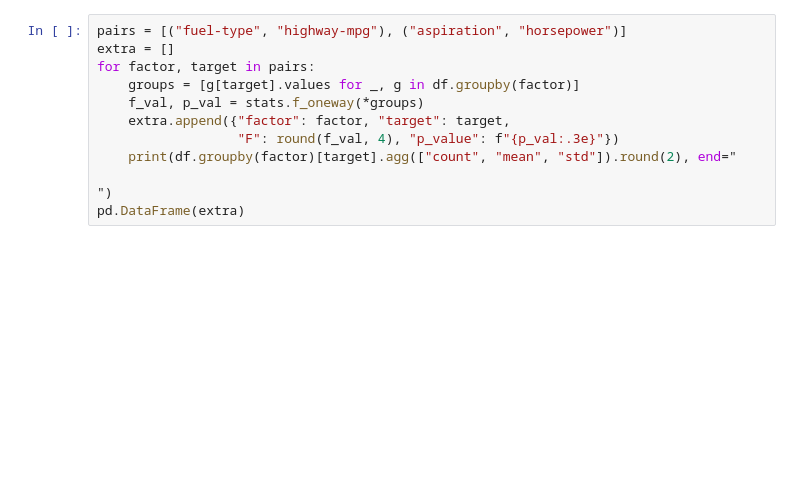
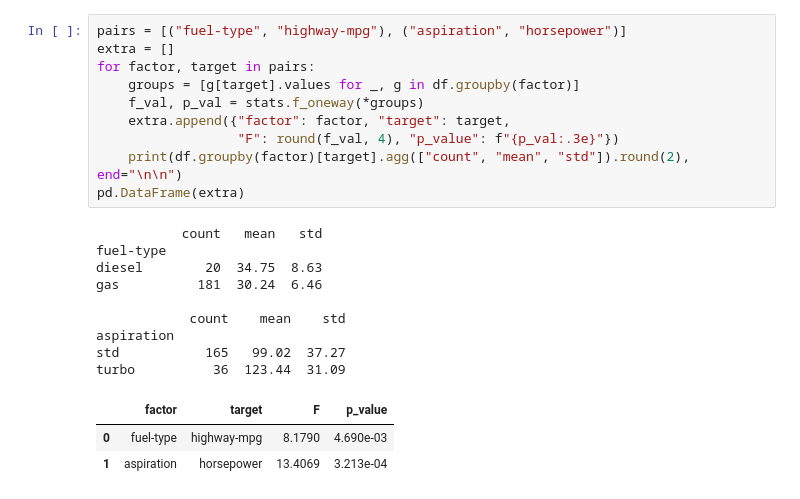
Before and after one commit to constantinemakoid/kai-data-analytics, a Jupyter notebook: lab2/exploratory_analysis.ipynb, the cells around one changed output. Drawn from its saved outputs; the diff is of its cells as text; blank space fills up the shorter version.

Commit message:
Fix group statistics output in lab2

```diff
--- a/lab2/exploratory_analysis.ipynb
+++ b/lab2/exploratory_analysis.ipynb
@@ -223,15 +367,26 @@ anova_table
 # %%
 pairs = [("fuel-type", "highway-mpg"), ("aspiration", "horsepower")]
 extra = []
 for factor, target in pairs:
     groups = [g[target].values for _, g in df.groupby(factor)]
     f_val, p_val = stats.f_oneway(*groups)
     extra.append({"factor": factor, "target": target,
                   "F": round(f_val, 4), "p_value": f"{p_val:.3e}"})
-    print(df.groupby(factor)[target].agg(["count", "mean", "std"]).round(2), end="
-
-")
+    print(df.groupby(factor)[target].agg(["count", "mean", "std"]).round(2), end="\n\n")
 pd.DataFrame(extra)
+# %% [output]
+           count   mean   std
+fuel-type
+diesel        20  34.75  8.63
+gas          181  30.24  6.46
+
+            count    mean    std
+aspiration
+std           165   99.02  37.27
+turbo          36  123.44  31.09
+|  | factor | target | F | p_value |
+| 0 | fuel-type | highway-mpg | 8.1790 | 4.690e-03 |
+| 1 | aspiration | horsepower | 13.4069 | 3.213e-04 |
 # %%
 fig, axes = plt.subplots(1, 2, figsize=(11, 3.8))
 sns.boxplot(x="fuel-type", y="highway-mpg", data=df, ax=axes[0], color=PALETTE[2])
```
Also changed, not shown: parts of 23 cells of this notebook, 3 other files.
